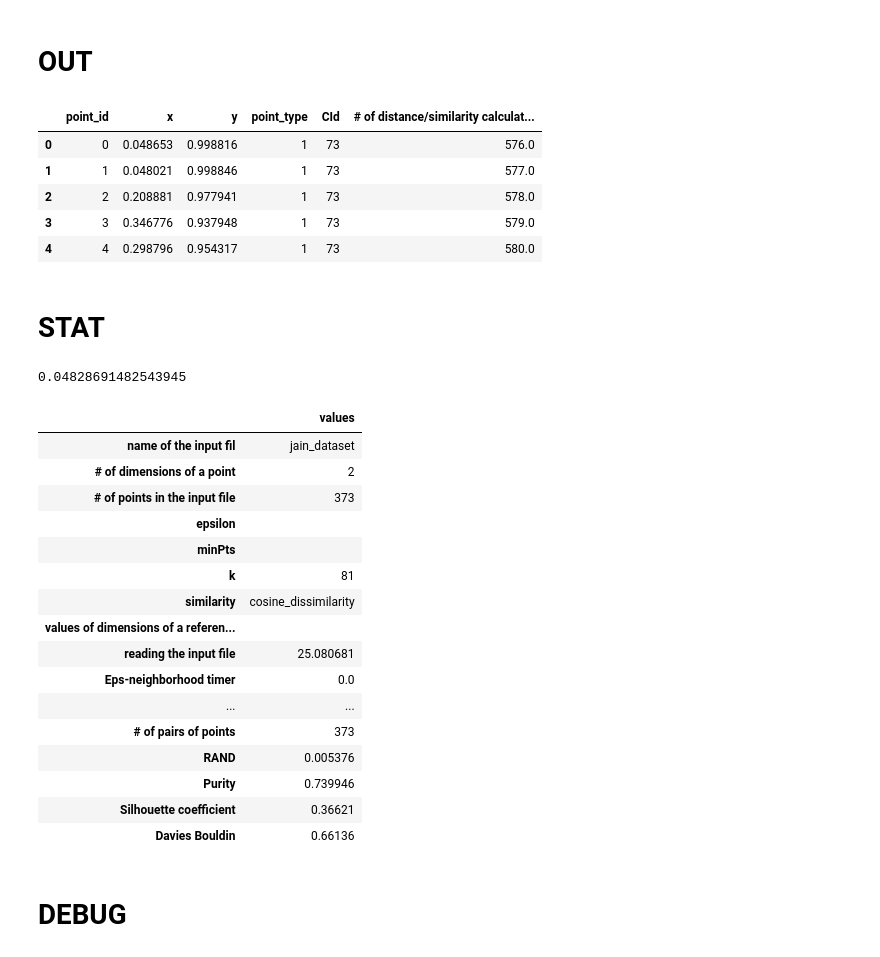
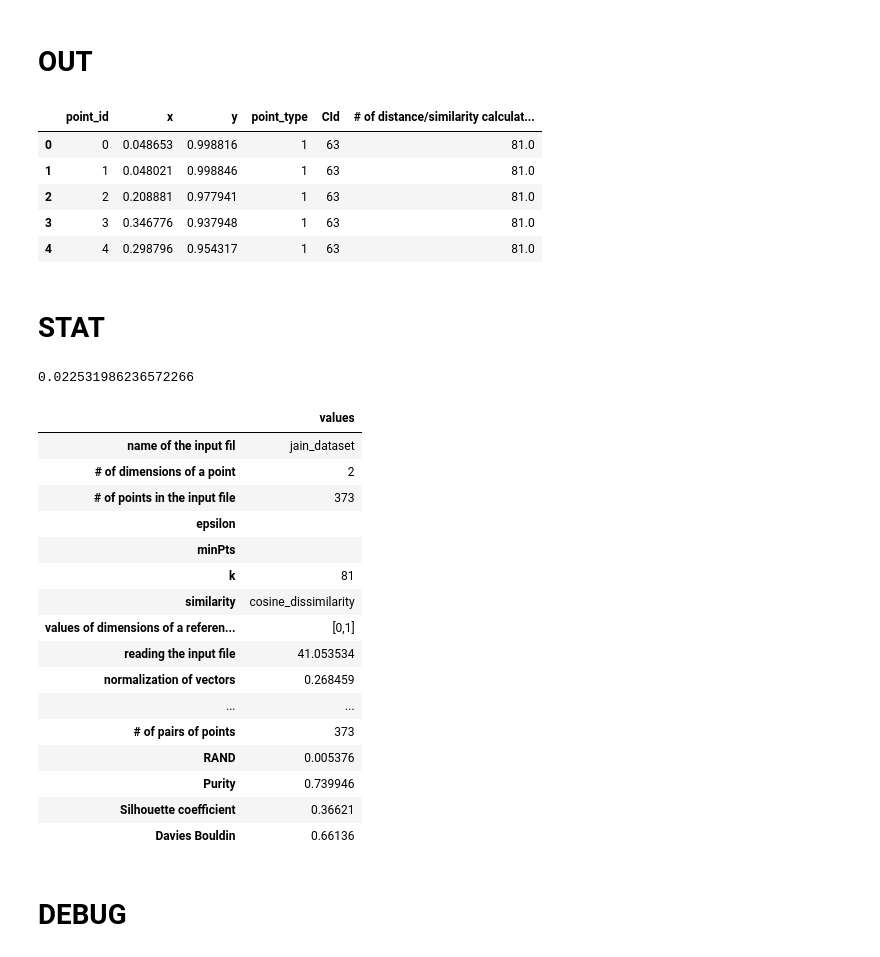
Before and after one commit to arek544/DBSCAN, a Jupyter notebook: notebooks/old2/jain_dataset_dbscanrn_optimized.ipynb, the cells around one changed output. Drawn from its saved outputs; the diff is of its cells as text; code cells hidden in the pictures.

```diff
--- a/notebooks/jain_dataset_dbscanrn.ipynb
+++ b/notebooks/old2/jain_dataset_dbscanrn_optimized.ipynb
@@ -46,13 +49,14 @@ params = {
     'similarity': cosine_dissimilarity
 }
 
-algorithm = DBSCANRN(**params)
+algorithm = DBSCANRN_opt(**params)
 
 name = get_name(
     algorithm_name=algorithm.name,
     dataset_name=dataset.name,
     n_dimentions=dataset.n_dimentions,
     n_rows=dataset.n_rows,
+    ref_point='01',
     **params
 )
 
@@ -60,6 +64,7 @@ algorithm.log_output = f'./out/LOG_{name}.log'
 algorithm.fit_transform(X)
 total_runtime = (time.time() - timer_start) * 1000
 
-display_points(algorithm.X, algorithm.y_pred, 'Discovered_Normalized', numerate=False)
+display_points(dataset.X, algorithm.y_pred, 'Discovered_Normalized', numerate=False)
 score = evaluate(algorithm.y_pred, y, algorithm.X)
+name
 # %% [output]
@@ -87,11 +109,11 @@ saving_OUT_time = (time.time() - timer_start) * 1000
 out.head()
 # %% [output]
 |  | point_id | x | y | point_type | CId | # of distance/similarity calculat... |
-| 0 | 0 | 0.048653 | 0.998816 | 1 | 73 | 576.0 |
-| 1 | 1 | 0.048021 | 0.998846 | 1 | 73 | 577.0 |
-| 2 | 2 | 0.208881 | 0.977941 | 1 | 73 | 578.0 |
-| 3 | 3 | 0.346776 | 0.937948 | 1 | 73 | 579.0 |
-| 4 | 4 | 0.298796 | 0.954317 | 1 | 73 | 580.0 |
+| 0 | 0 | 0.048653 | 0.998816 | 1 | 63 | 81.0 |
+| 1 | 1 | 0.048021 | 0.998846 | 1 | 63 | 81.0 |
+| 2 | 2 | 0.208881 | 0.977941 | 1 | 63 | 81.0 |
+| 3 | 3 | 0.346776 | 0.937948 | 1 | 63 | 81.0 |
+| 4 | 4 | 0.298796 | 0.954317 | 1 | 63 | 81.0 |
 # %% [markdown]
 # STAT
 # %%
@@ -104,43 +126,47 @@ stat = pd.DataFrame({
     'minPts': params['minPts'] if 'minPts' in params else '',
     'k':  params['k'] if 'k' in params else '',
     'similarity': params['similarity'].__name__,
-    'values of dimensions of a reference point': '',
+    'values of dimensions of a reference point': '[0,1]',
     'reading the input file': dataset.runtime,
-    # 'normalization of vectors': normalization.runtime,
+    'normalization of vectors': normalization.runtime,
     "Eps-neighborhood timer": logs['time [ms]'][logs['operation'] == 'Eps_time'].sum(),
     'Clustering timer': logs['time [ms]'].max(),
-    'saving results to OUT': saving_OUT_time,
+    'saving results to OUT time': saving_OUT_time,
+    "dist_to_ref_point_time": logs[logs['operation'] == 'dist_to_ref_point_time']['value'].sum(),
     'total runtime': total_runtime,
+    "sorting_dist_time": logs[logs['operation'] == 'sorting_dist_time']['value'].sum(),
+    "tiknn_time": logs[logs['operation'] == 'tiknn_time']['value'].sum(),
+    "tirnn_time": logs[logs['operation'] == 'tirnn_time']['value'].sum(),
     '# of discovered clusters': sum(out['CId'] > -1),
     '# of discovered noise points': sum(out['point_type'] == -1),
     '# of discovered core points': sum(out['point_type'] == 1),
     '# of discovered border points': sum(out['point_type'] == 0),
     'avg # of calculations of distance/similarity': out['# of distance/similarity calculations'].mean(),
     '|TP|': score['TP'],
     '|TN|': score['TN'],
     '# of pairs of points': len(algorithm.y_pred),
     'RAND': score['rand_score'],
     'Purity': score['purity'],
     'Silhouette coefficient': score['silhouette_score_euclidean'],
     'Davies Bouldin': score['davies_bouldin_score']
 }, index=['values']).T
 stat_time = time.time() - timer_stat
 print(stat_time)
 stat.to_csv(f'./out/STAT_{name}.csv', index=False)
 stat
 # %% [output]
-0.04828691482543945
+0.022531986236572266
 |  | values |
 | name of the input fil | jain_dataset |
 | # of dimensions of a point | 2 |
 | # of points in the input file | 373 |
 | epsilon |  |
 | minPts |  |
 | k | 81 |
 | similarity | cosine_dissimilarity |
-| values of dimensions of a referen... |  |
-| reading the input file | 25.080681 |
-| Eps-neighborhood timer | 0.0 |
+| values of dimensions of a referen... | [0,1] |
+| reading the input file | 41.053534 |
+| normalization of vectors | 0.268459 |
 | ... | ... |
 | # of pairs of points | 373 |
 | RAND | 0.005376 |
```
Also changed, not shown: parts of 4 cells of this notebook, 51 other files.
